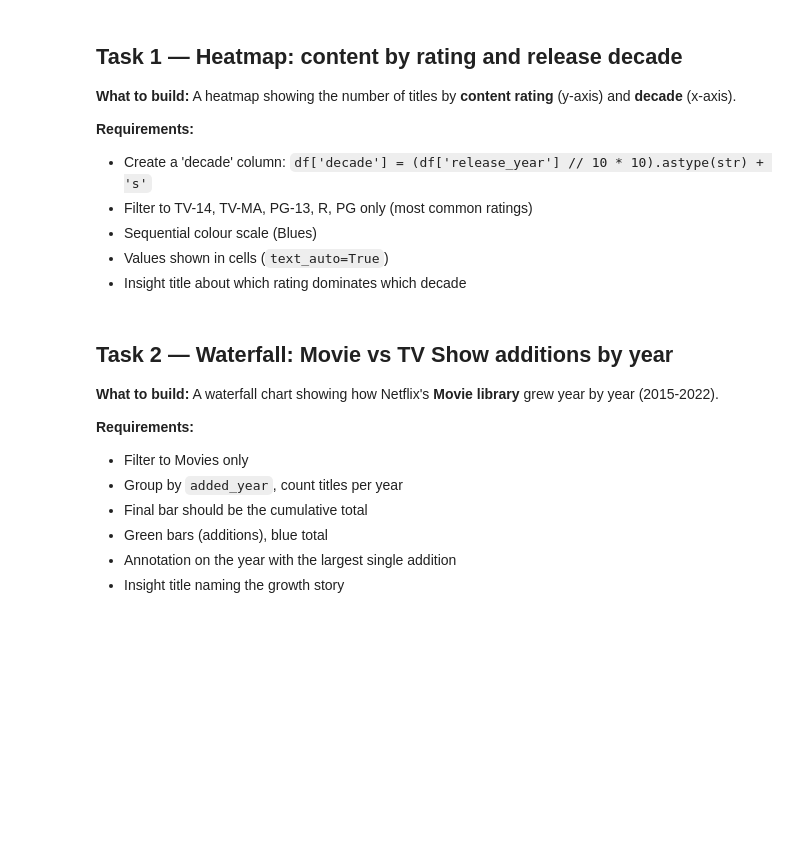
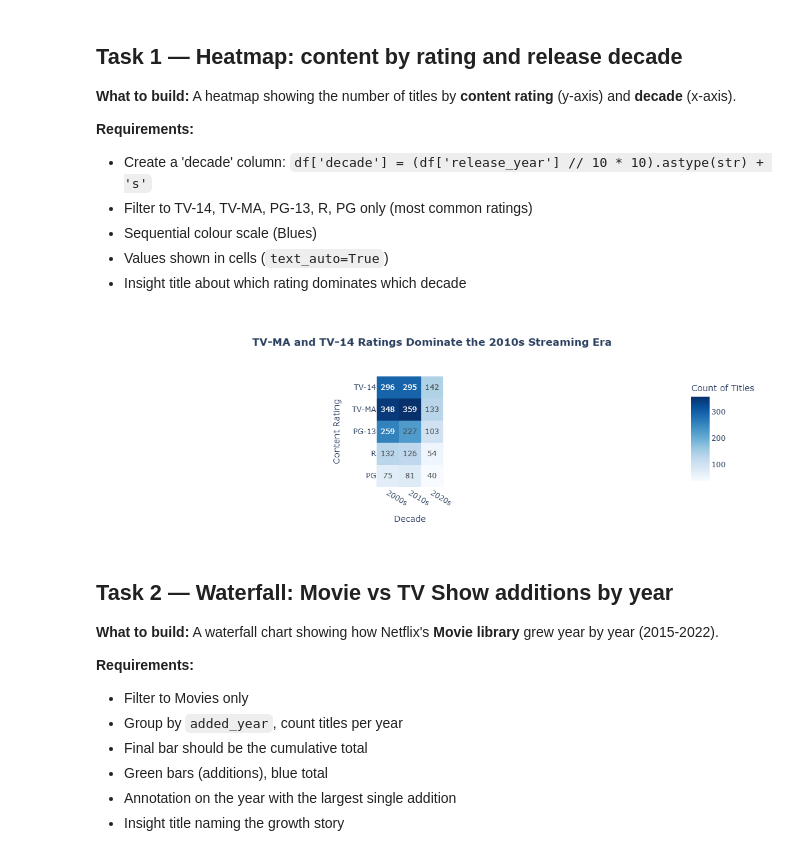
Before and after one commit to Manoharneerati17/dataviz-exercises-manoharneerati, a Jupyter notebook: week07/lecture07_exercise.ipynb, the cells around one changed output. Drawn from its saved outputs; the diff is of its cells as text; code cells hidden in the pictures; blank space fills up the shorter version.

```diff
--- a/week07/lecture07_exercise.ipynb
+++ b/week07/lecture07_exercise.ipynb
@@ -37,7 +74,34 @@ print("\nRatings:", df['rating'].value_counts())
 - Insight title about which rating dominates which decade
 # %%
 # Task 1
-# YOUR CODE HERE
+# 1. Create a 'decade' column as specified by the formula
+df['decade'] = (df['release_year'] // 10 * 10).astype(str) + 's'
+
+# 2. Filter to the most common ratings
+target_ratings = ['TV-14', 'TV-MA', 'PG-13', 'R', 'PG']
+df_heatmap = df[df['rating'].isin(target_ratings)]
+
+# Group and count the data, then pivot it so ratings are on y-axis and decades on x-axis
+heatmap_data = df_heatmap.groupby(['rating', 'decade']).size().reset_index(name='count')
+heatmap_pivot = heatmap_data.pivot(index='rating', columns='decade', values='count').fillna(0)
+
+# Ensure the y-axis aligns with the most common ratings hierarchy
+heatmap_pivot = heatmap_pivot.reindex(target_ratings)
+
+# 3. Build the Heatmap with Plotly Express
+fig1 = px.imshow(
+    heatmap_pivot,
+    text_auto=True,                # Requirement: Values shown in cells
+    color_continuous_scale='Blues', # Requirement: Sequential color scale (Blues)
+    labels=dict(x="Decade", y="Content Rating", color="Count of Titles"),
+    title="<b>TV-MA and TV-14 Ratings Dominate the 2010s Streaming Era</b>" # Requirement: Insight title
+)
+
+# Optional styling tweak to make the layout look polished
+fig1.update_layout(title_x=0.5)
+fig1.show()
+# %% [output]
+[figure, added]
 # %% [markdown]
 ## Task 2 — Waterfall: Movie vs TV Show additions by year
 
```
Also changed, not shown: parts of 3 cells of this notebook, 3 other files.
